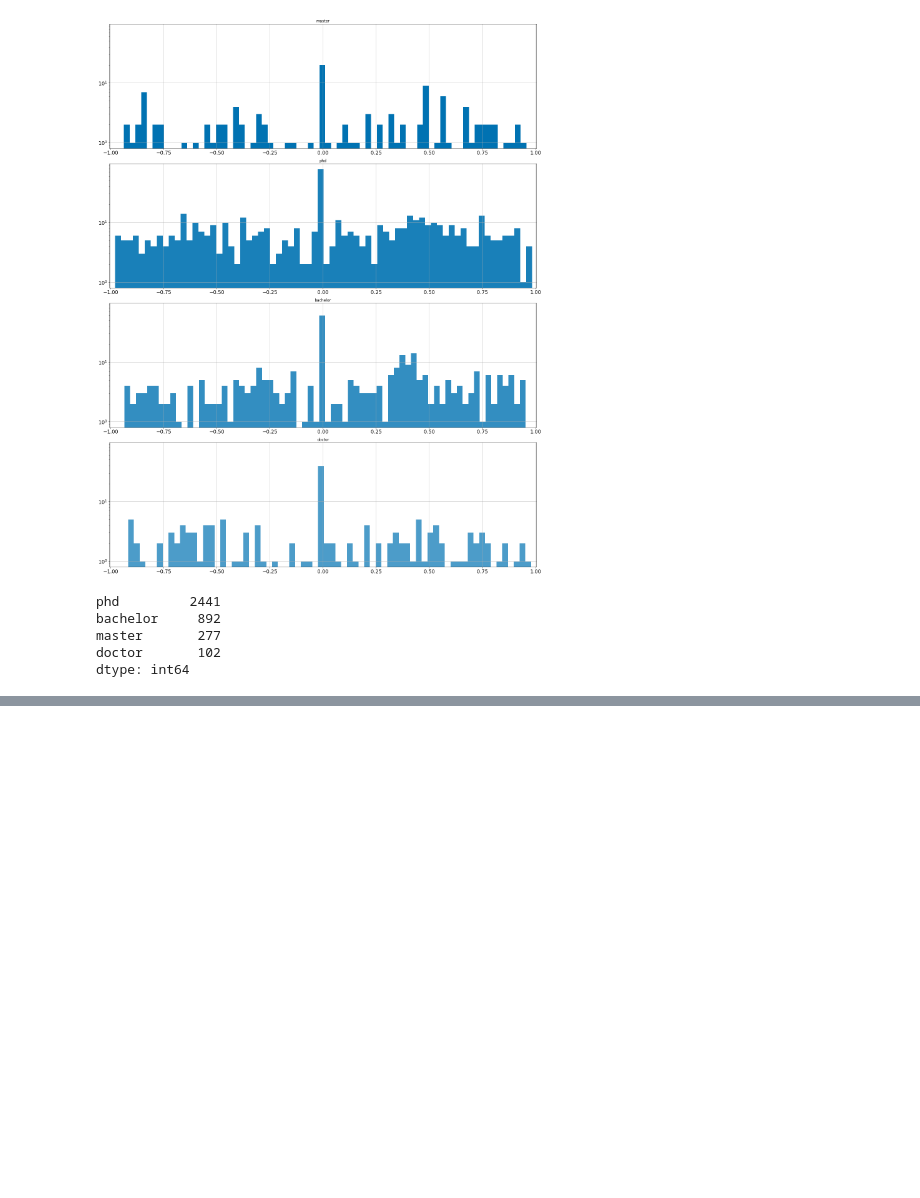
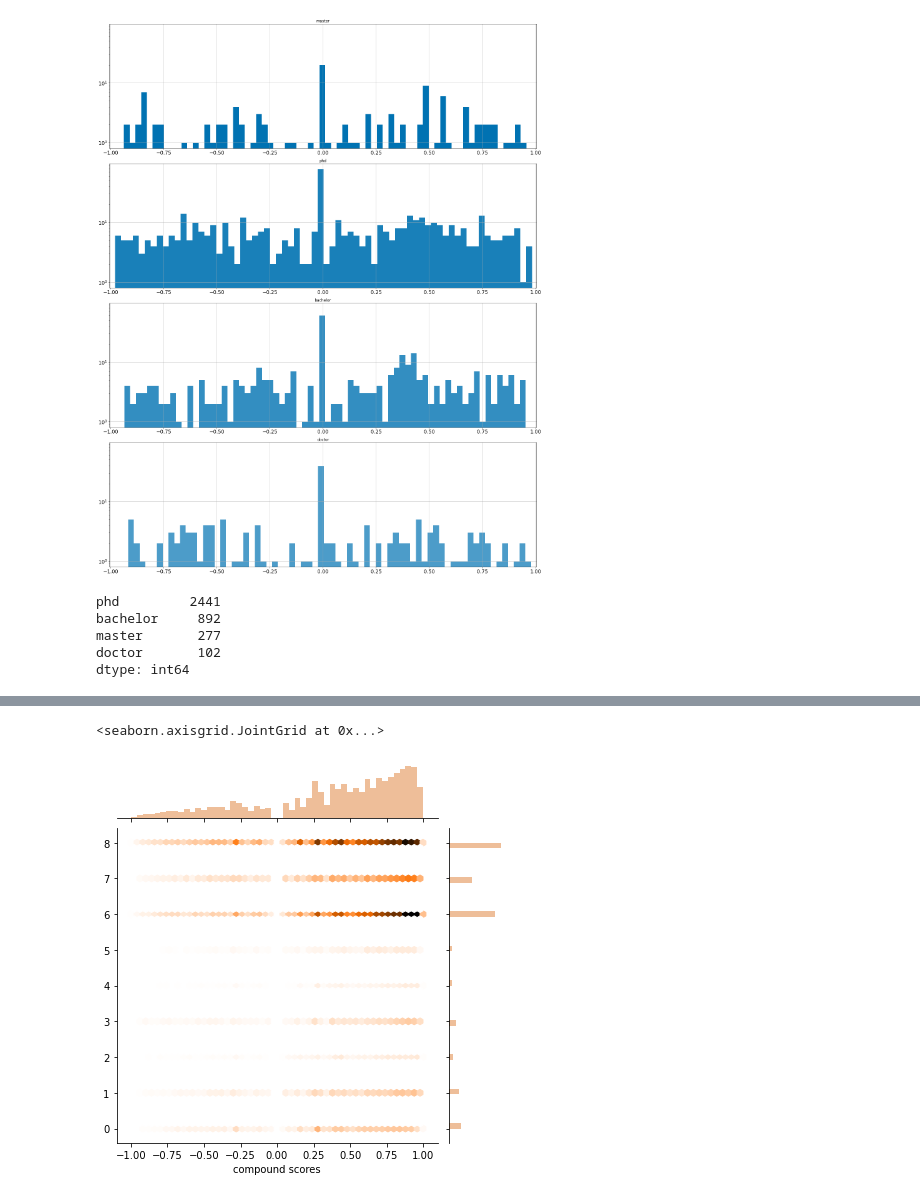
Before and after one commit to epfl-ada/ada-2021-project-272, a Jupyter notebook: Project.ipynb, the cells around one changed output, grey strips where cells are left out. Drawn from its saved outputs; the diff is of its cells as text; code cells hidden in the pictures; blank space fills up the shorter version.

```diff
--- a/Project.ipynb
+++ b/Project.ipynb
@@ -1434,0 +1428,13 @@ array([ 0,  1,  2,  3,  4,  5,  6,  7,  8,  9, 10, 11, 12, 13, 14, 15, 16,
+# %%
+
+from sklearn.preprocessing import LabelEncoder
+enc = LabelEncoder()
+enc.fit( gw_at_nat['nation'])
+rel_num= enc.transform( gw_at_nat[ (np.abs(gw_at_nat['compound scores'] ) >=0.05)]['nation'])
+
+
+sns.jointplot(gw_at_nat[np.abs(gw_at_nat['compound scores'] ) >=0.05]['compound scores'], rel_num, kind="hex", color = 'C2', alpha = 1)
+#plt.xlabel('Weighted Emotional Score')
+# %% [output]
+<seaborn.axisgrid.JointGrid at 0x...>
+[figure, added]
```
Also changed, not shown: parts of 9 cells of this notebook.
